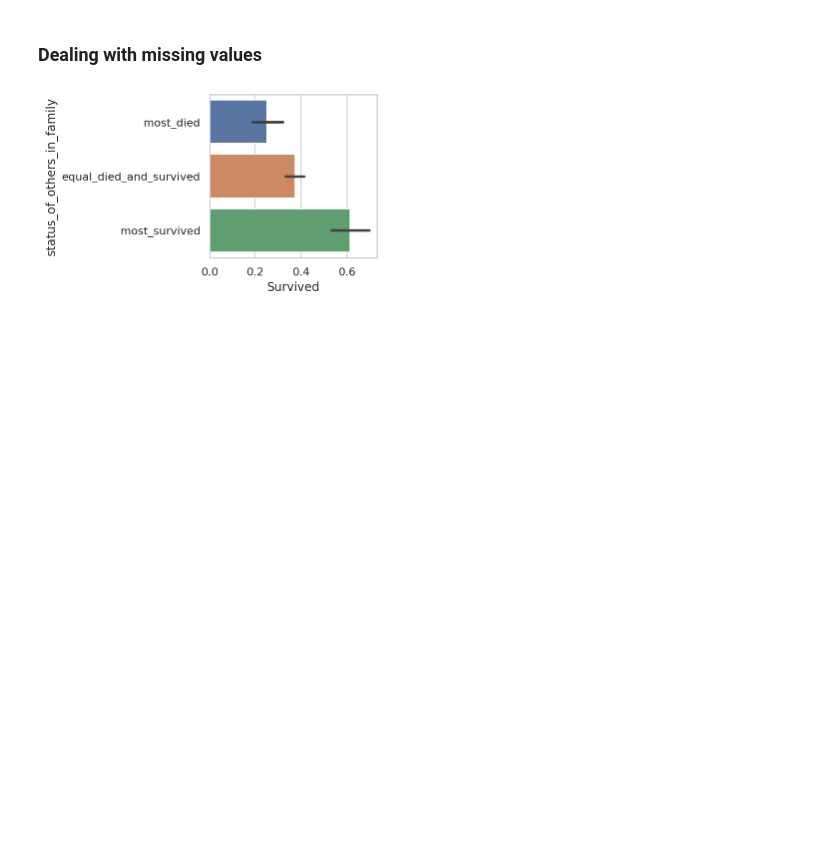
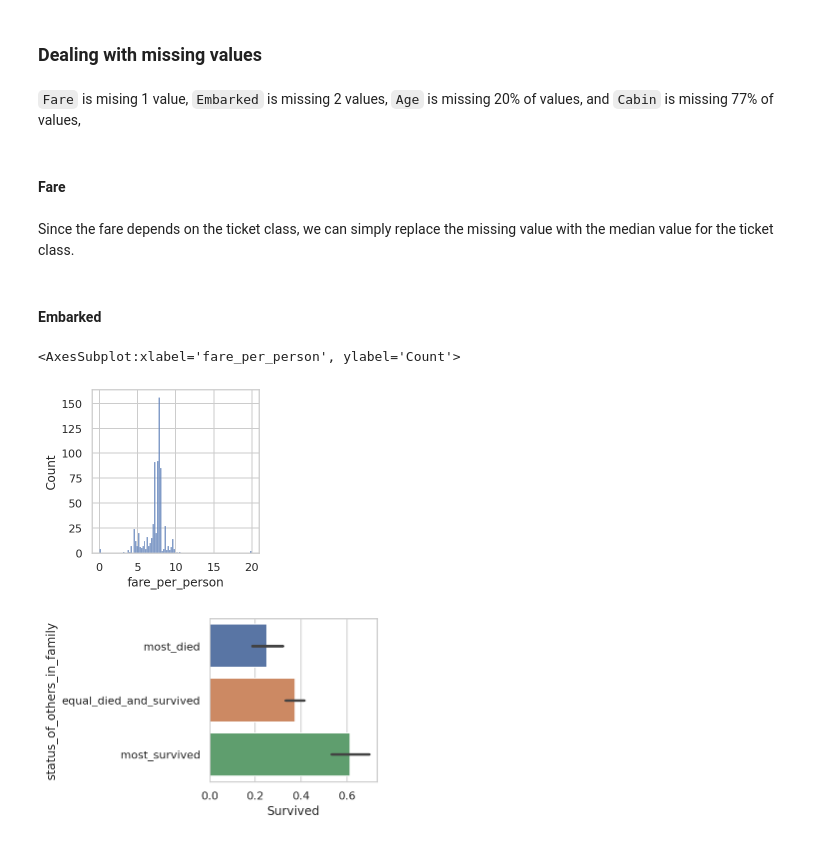
Before and after one commit to dwitvliet/kaggle-titanic, a Jupyter notebook: kaggle-titanic.ipynb, the cells around one changed output. Cells and saved outputs as stored; diff of their text form; code cells hidden in the pictures; blank space fills up the shorter version.

Commit message:
Filled missing values for `Fare`

```diff
--- a/kaggle-titanic.ipynb
+++ b/kaggle-titanic.ipynb
@@ -262,6 +262,28 @@ The cabin deck does not seem to be indicative of survival. However, passengers w
 Passengers with a higher cabin number are slightly less likely to survive. This could be affected by class status as well, as some decks have fewer number of cabins, but it could also inlude novel information such proximity to the stern/bow.
 # %% [markdown]
 ### Dealing with missing values
+# %% [markdown]
+`Fare` is mising 1 value, `Embarked` is missing 2 values, `Age` is missing 20% of values, and `Cabin` is missing 77% of values,
+# %% [markdown]
+#### Fare
+# %% [markdown]
+Since the fare depends on the ticket class, we can simply replace the missing value with the median value for the ticket class.
+# %%
+# Get passenger with the missing fare.
+class_missing_fare = test.loc[test['Fare'].isna(), 'Pclass'].iloc[0]
+# Get median fare for all passengers of the same class.
+median_fare = train_test.loc[train_test['Pclass'] == class_missing_fare, 'Fare'].median()
+# Fill the missing value.
+test['Fare'] = test['Fare'].fillna(median_fare)
+# %% [markdown]
+#### Embarked
+# %%
+test['person_per_ticket'] = train_test.assign(n=1).groupby('Ticket')['n'].transform('count')
+train_test['fare_per_person'] = train_test['Fare'] / train_test['person_per_ticket']
+sns.histplot(train_test.loc[train_test['Pclass'] == 3, 'fare_per_person'])
+# %% [output]
+<AxesSubplot:xlabel='fare_per_person', ylabel='Count'>
+[figure, added]
 # %%
 
 sns.barplot(data=train, y='status_of_others_in_family', x='Survived');
```
